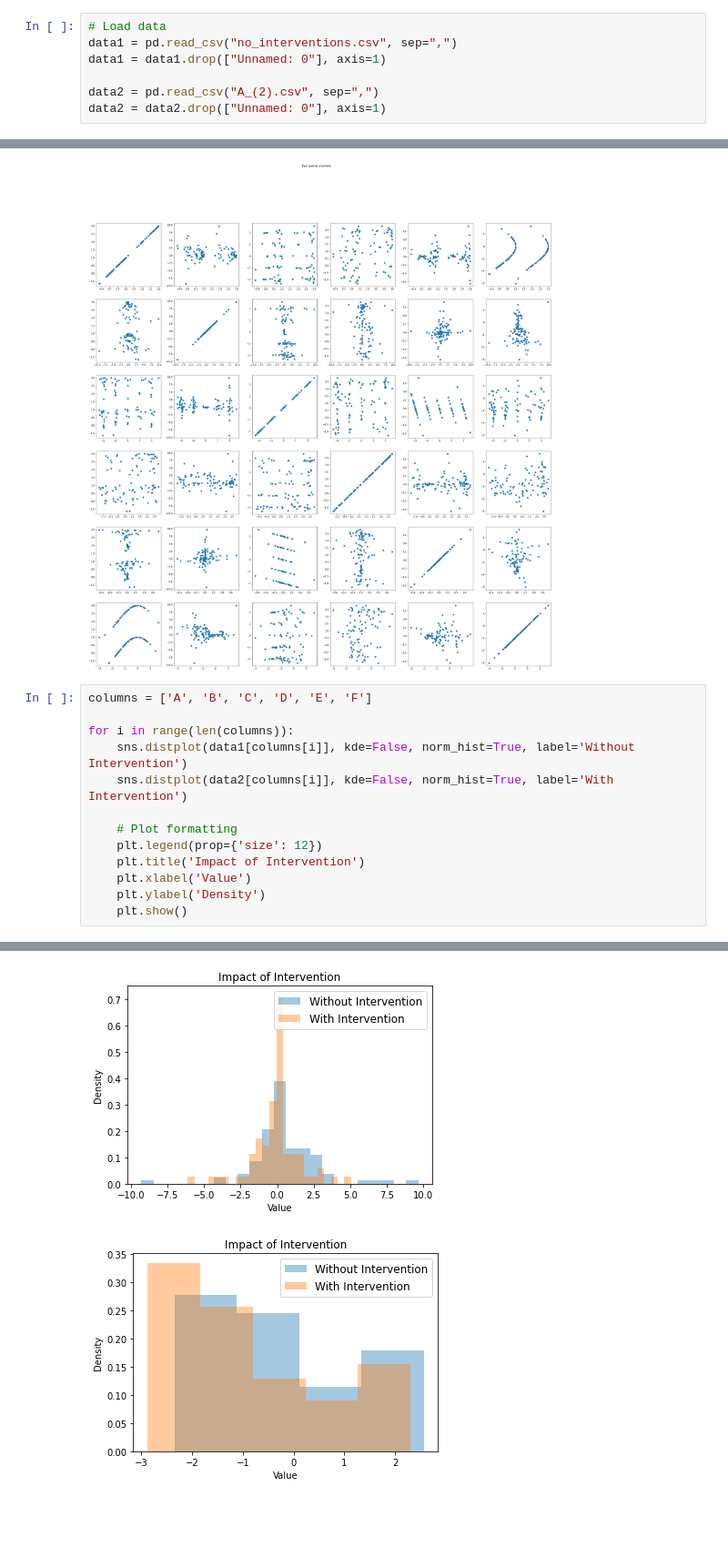
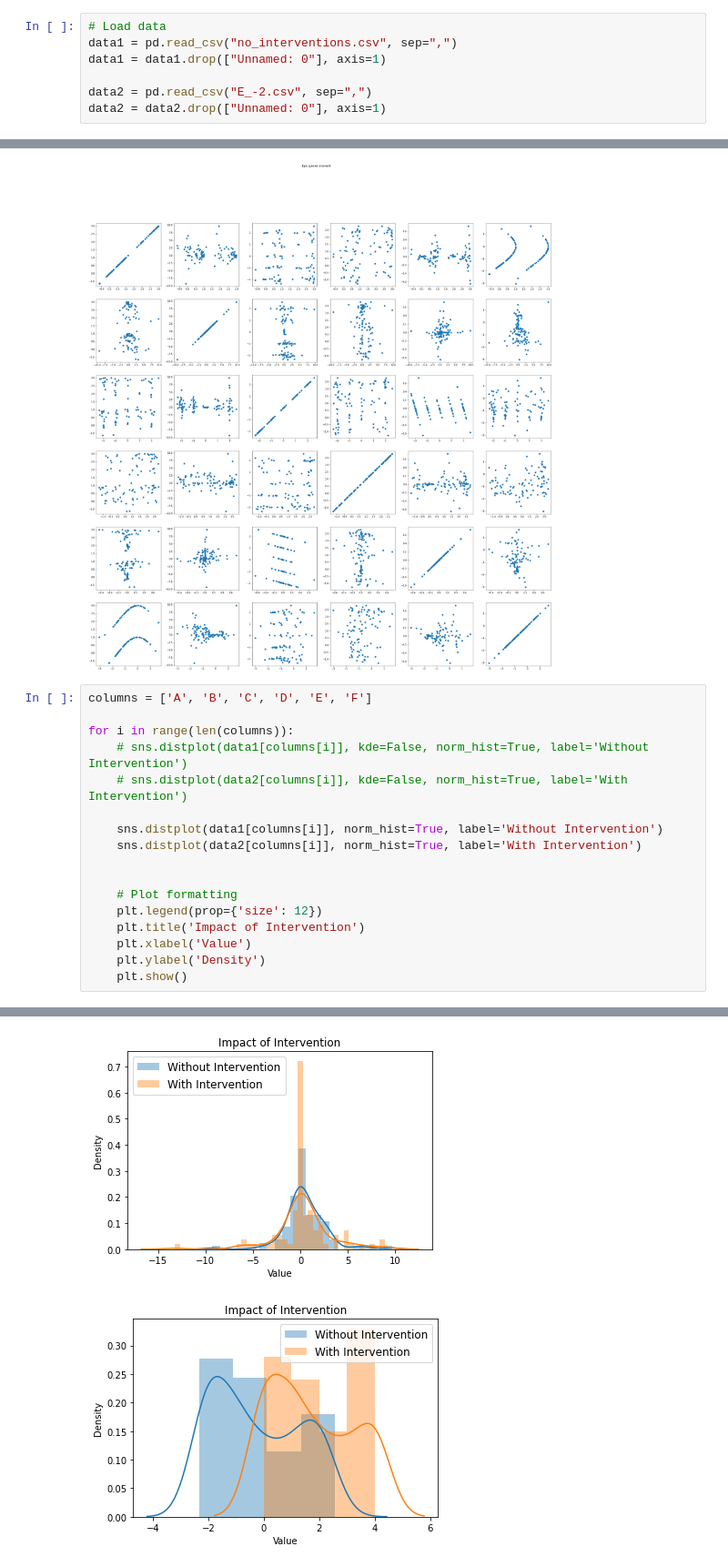
Before and after one commit to magn3144/CausalityGraphGenerator, a Jupyter notebook: data_visualization.ipynb, the cells around one changed output, grey strips where cells are left out. Shown at 91% size. Drawn from its saved outputs; the diff is of its cells as text; blank space fills up the shorter version.

```diff
--- a/data_visualization.ipynb
+++ b/data_visualization.ipynb
@@ -8,5 +11,5 @@ import seaborn as sns
 data1 = pd.read_csv("no_interventions.csv", sep=",")
 data1 = data1.drop(["Unnamed: 0"], axis=1)
 
-data2 = pd.read_csv("A_(2).csv", sep=",")
+data2 = pd.read_csv("E_-2.csv", sep=",")
 data2 = data2.drop(["Unnamed: 0"], axis=1)
@@ -28,8 +35,12 @@ plt.show()
 columns = ['A', 'B', 'C', 'D', 'E', 'F']
 
 for i in range(len(columns)):
-    sns.distplot(data1[columns[i]], kde=False, norm_hist=True, label='Without Intervention')
-    sns.distplot(data2[columns[i]], kde=False, norm_hist=True, label='With Intervention')
+    # sns.distplot(data1[columns[i]], kde=False, norm_hist=True, label='Without Intervention')
+    # sns.distplot(data2[columns[i]], kde=False, norm_hist=True, label='With Intervention')
+
+    sns.distplot(data1[columns[i]], norm_hist=True, label='Without Intervention')
+    sns.distplot(data2[columns[i]], norm_hist=True, label='With Intervention')
+
 
     # Plot formatting
     plt.legend(prop={'size': 12})
@@ -42,2 +53,2 @@ for i in range(len(columns)):
-[figure, old version]
+[figure, new version]
-[figure, old version]
+[figure, new version]
```
Also changed, not shown: parts of 3 cells of this notebook.
